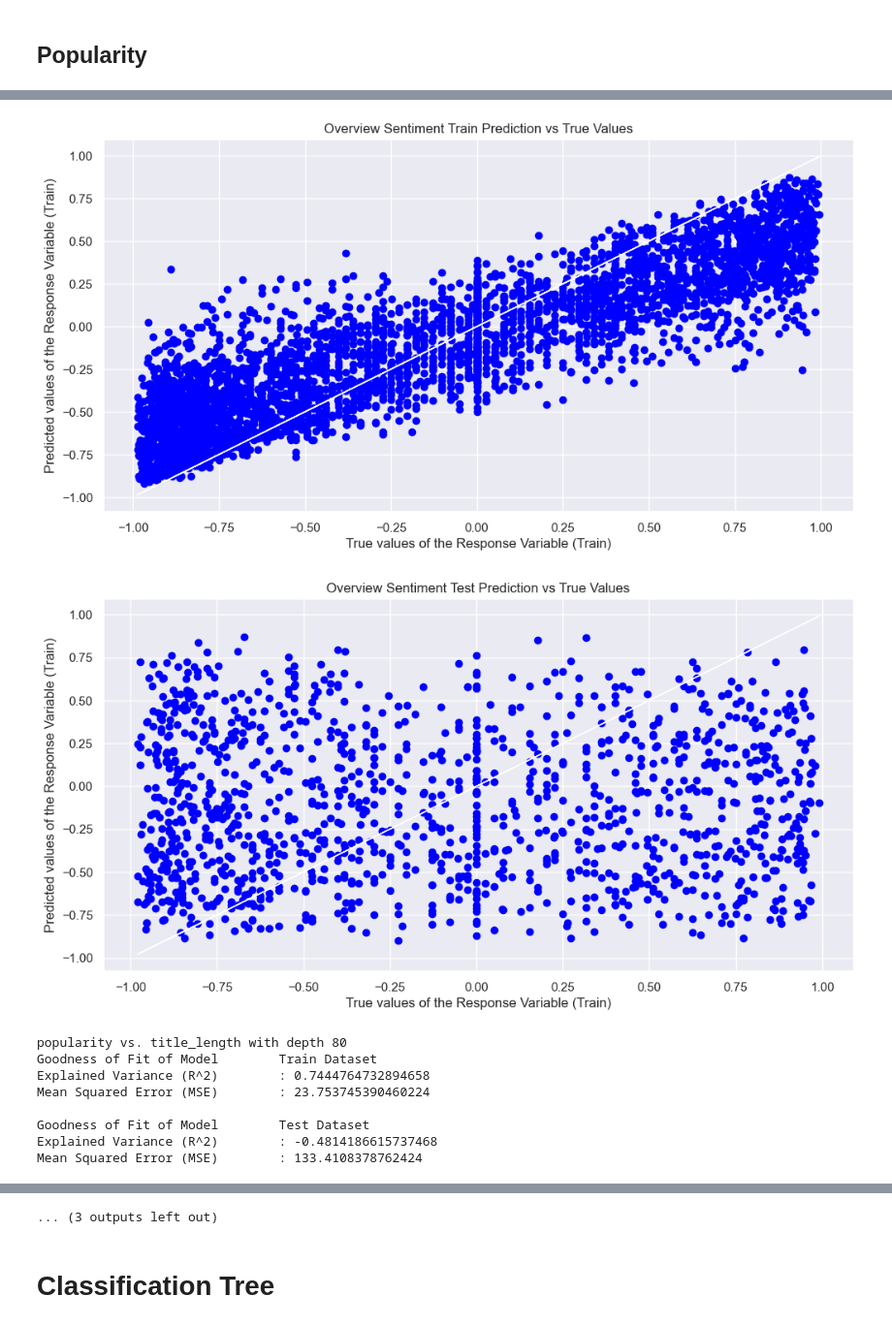
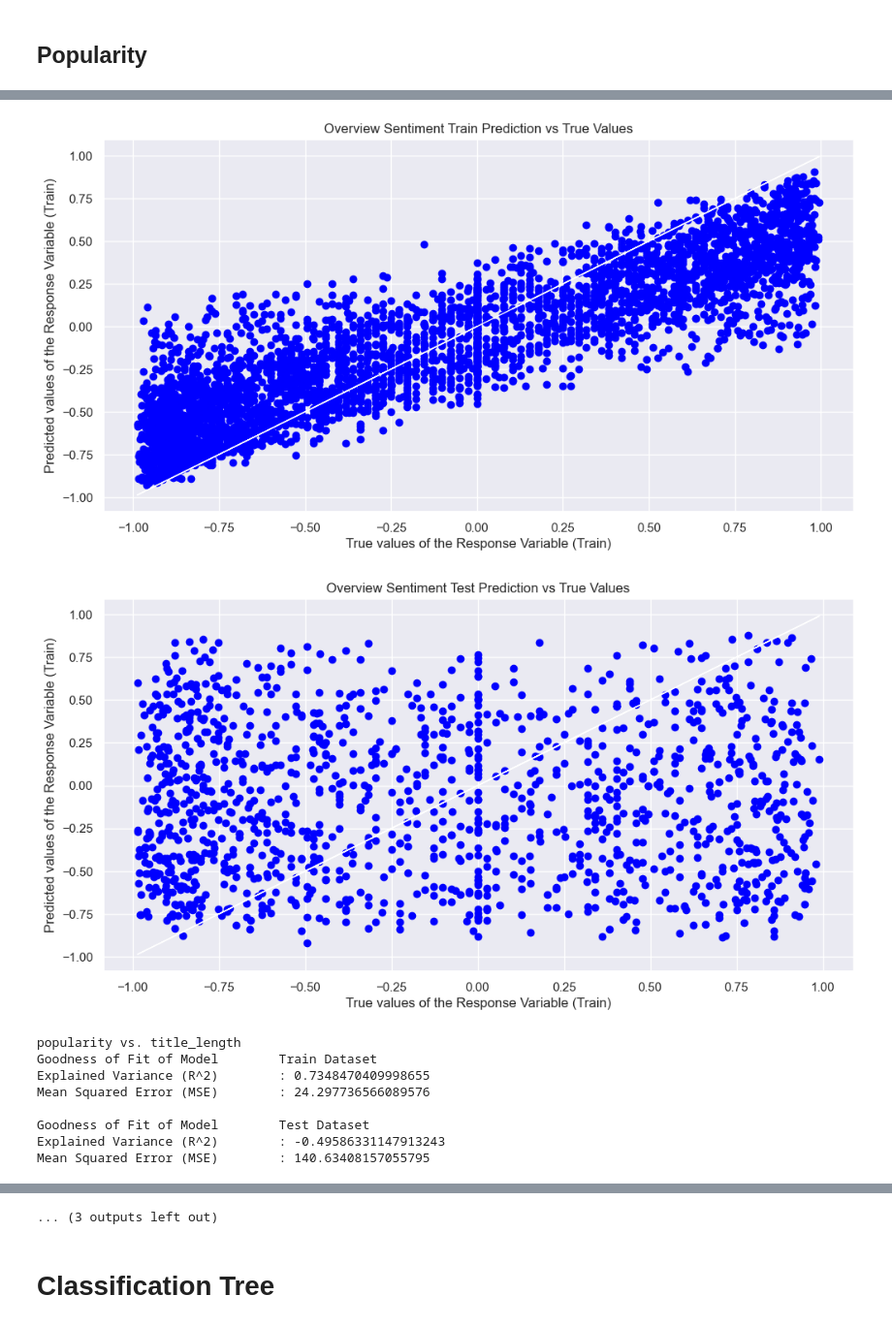
Before and after one commit to ChristopherOka/SC1015-mini-project, a Jupyter notebook: scripts/model.ipynb, the cells around one changed output, grey strips where cells are left out. Shown at 97% size. Saved outputs shown, nothing was run; the diff lists cells and outputs as text; code cells hidden in the pictures.

Commit message:
updated random forest regressor function

```diff
--- a/scripts/model.ipynb
+++ b/scripts/model.ipynb
@@ -129,8 +129,8 @@ def generateRandomForestClassifier(data, predictor, response, n_estimators, dept
 
     return {"response_train": response_train, "response_train_pred": response_train_pred, "response_test": response_test, "response_test_pred": response_test_pred}
 
-def generateRandomForestRegressor(data, predictor, response, n_estimators, depth):
-    print(f'{predictor} vs. {response} with depth {depth}')
+def generateRandomForestRegressor(data, predictor, response, n_estimators, random_state):
+    print(f'{predictor} vs. {response}')
     response = pd.DataFrame(data[response]) # Response
     predictor = pd.DataFrame(data[predictor]) # Predictor
 
@@ -138,7 +138,7 @@ def generateRandomForestRegressor(data, predictor, response, n_estimators, depth
     predictor_train, predictor_test, response_train, response_test = train_test_split(predictor,response, test_size = 0.25)
 
     # Create a Decision Tree Regressor object
-    random_forest = RandomForestRegressor(n_estimators = n_estimators, max_depth = depth)
+    random_forest = RandomForestRegressor(n_estimators = n_estimators, random_state = random_state)
 
     # Train the Decision Tree Classifier model
     random_forest.fit(predictor_train, response_train.values.ravel())
@@ -298,23 +298,23 @@ Mean Squared Error (MSE)        : 3.462109225702715
 # %% [markdown]
 ## Popularity
 # %%
-title_sentiment_random_forest = generateRandomForestRegressor(data, "popularity", "title_sentiment", 150, 80)
+title_sentiment_random_forest = generateRandomForestRegressor(data, "popularity", "title_sentiment", 150, 0)
 generatePredictVsTruePlot(title_sentiment_random_forest['response_train'], title_sentiment_random_forest['response_train_pred'], "Title Sentiment Train Prediction vs True Values")
 generatePredictVsTruePlot(title_sentiment_random_forest['response_test'], title_sentiment_random_forest['response_test_pred'], "Title Sentiment Test Prediction vs True Values")
 
-overview_sentiment_random_forest = generateRandomForestRegressor(data, "popularity", "overview_sentiment", 150, 80)
+overview_sentiment_random_forest = generateRandomForestRegressor(data, "popularity", "overview_sentiment", 150, 0)
 generatePredictVsTruePlot(overview_sentiment_random_forest['response_train'], overview_sentiment_random_forest['response_train_pred'], "Overview Sentiment Train Prediction vs True Values")
 generatePredictVsTruePlot(overview_sentiment_random_forest['response_test'], overview_sentiment_random_forest['response_test_pred'], "Overview Sentiment Test Prediction vs True Values")
 
-title_length_random_forest = generateRandomForestRegressor(data, "popularity", "title_length", 150, 80)
+title_length_random_forest = generateRandomForestRegressor(data, "popularity", "title_length", 150, 0)
 generatePredictVsTruePlot(title_length_random_forest['response_train'], title_length_random_forest['response_train_pred'], "Title Length Train Prediction vs True Values")
 generatePredictVsTruePlot(title_length_random_forest['response_test'], title_length_random_forest['response_test_pred'], "Title Length Test Prediction vs True Values")
 
-num_words_in_title_random_forest = generateRandomForestRegressor(data, "popularity", "num_words_in_title", 150, 80)
+num_words_in_title_random_forest = generateRandomForestRegressor(data, "popularity", "num_words_in_title", 150, 0)
 generatePredictVsTruePlot(num_words_in_title_random_forest['response_train'], num_words_in_title_random_forest['response_train_pred'], "Number of Words in Title Train Prediction vs True Values")
 generatePredictVsTruePlot(num_words_in_title_random_forest['response_test'], num_words_in_title_random_forest['response_test_pred'], "Number of Words in Title Test Prediction vs True Values")
 
-average_title_word_length_random_forest = generateRandomForestRegressor(data, "popularity", "average_title_word_length", 150, 80)
+average_title_word_length_random_forest = generateRandomForestRegressor(data, "popularity", "average_title_word_length", 150, 0)
 generatePredictVsTruePlot(average_title_word_length_random_forest['response_train'], average_title_word_length_random_forest['response_train_pred'], "Average Title Word Length Train Prediction vs True Values")
 generatePredictVsTruePlot(average_title_word_length_random_forest['response_test'], average_title_word_length_random_forest['response_test_pred'], "Average Title Word Length Test Prediction vs True Values")
 # %% [output]
@@ -339,10 +339,10 @@ Mean Squared Error (MSE)        : 0.5585567091169603
-[figure, old version]
+[figure, new version]
-[figure, old version]
+[figure, new version]
-popularity vs. title_length with depth 80
+popularity vs. title_length
 Goodness of Fit of Model        Train Dataset
-Explained Variance (R^2)        : 0.7444764732894658
-Mean Squared Error (MSE)        : 23.753745390460224
+Explained Variance (R^2)        : 0.7348470409998655
+Mean Squared Error (MSE)        : 24.297736566089576
 
 Goodness of Fit of Model        Test Dataset
-Explained Variance (R^2)        : -0.4814186615737468
-Mean Squared Error (MSE)        : 133.4108378762424
+Explained Variance (R^2)        : -0.49586331147913243
+Mean Squared Error (MSE)        : 140.63408157055795
```
Also changed, not shown: parts of 2 cells of this notebook.
